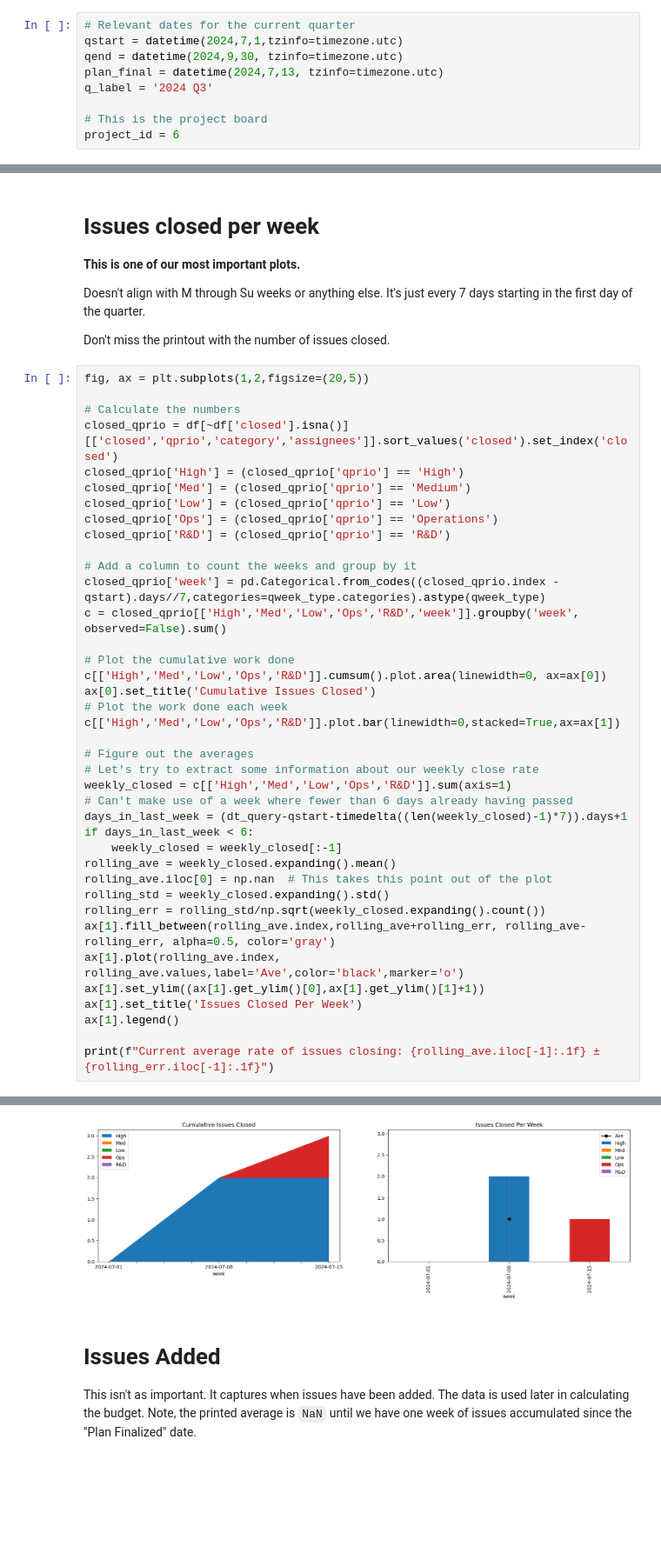
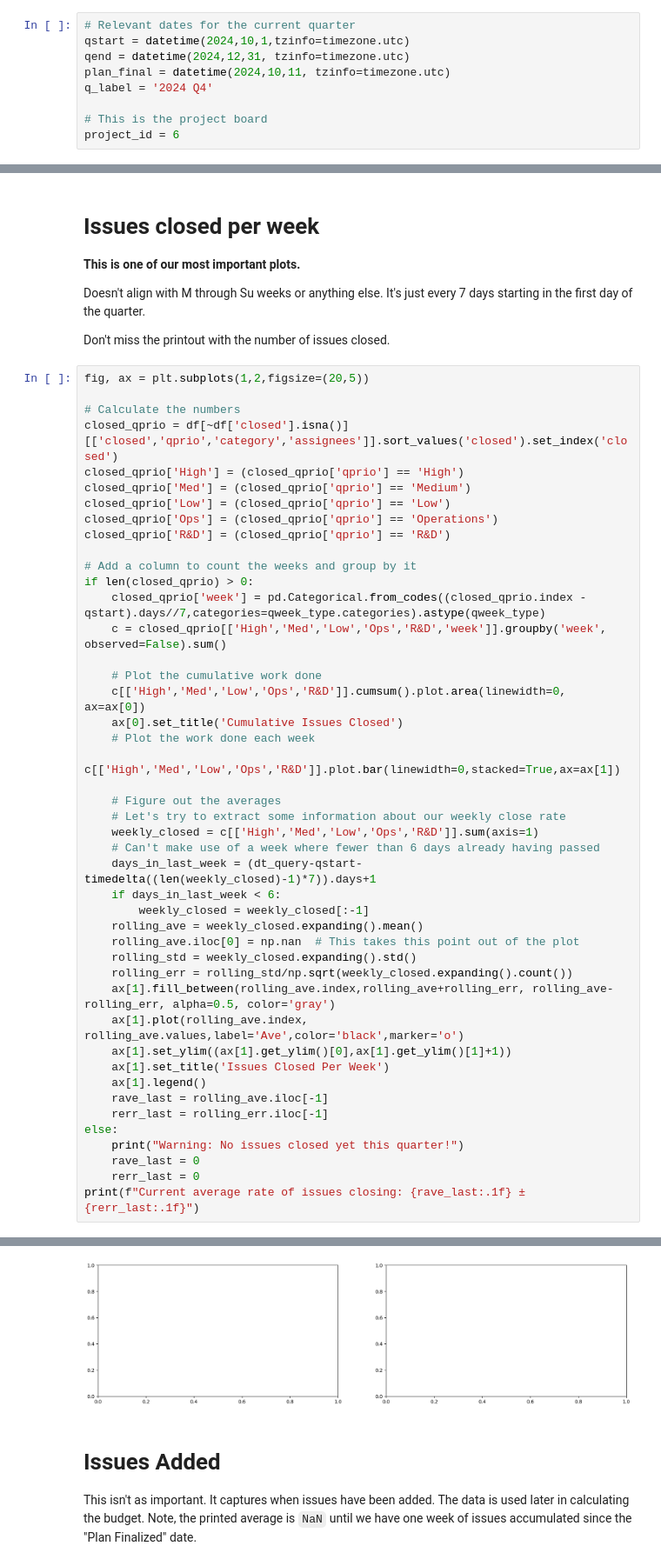
Before and after one commit to klannon/DMWM_Notebooks, a Jupyter notebook: WeeklySummaryGraphQL.ipynb, the cells around one changed output, grey strips where cells are left out. Shown at 87% size. Drawn from its saved outputs; the diff is of its cells as text; blank space fills up the shorter version.

Commit message:
Updated NB code to account for not having any issues completed when the notebook is run.

```diff
--- a/WeeklySummaryGraphQL.ipynb
+++ b/WeeklySummaryGraphQL.ipynb
@@ -60,10 +60,10 @@ def format_name_list(val):
 Edit the start and end dates for the quarter.  The `plan_file` date is when we finally stopped adjusting the plan, so that we only pay attention to new issues added after that date.
 # %%
 # Relevant dates for the current quarter
-qstart = datetime(2024,7,1,tzinfo=timezone.utc)
-qend = datetime(2024,9,30, tzinfo=timezone.utc)
-plan_final = datetime(2024,7,13, tzinfo=timezone.utc)
-q_label = '2024 Q3'
+qstart = datetime(2024,10,1,tzinfo=timezone.utc)
+qend = datetime(2024,12,31, tzinfo=timezone.utc)
+plan_final = datetime(2024,10,11, tzinfo=timezone.utc)
+q_label = '2024 Q4'
 
 # This is the project board
 project_id = 6
@@ -519,31 +516,37 @@ closed_qprio['Ops'] = (closed_qprio['qprio'] == 'Operations')
 closed_qprio['R&D'] = (closed_qprio['qprio'] == 'R&D')
 
 # Add a column to count the weeks and group by it
-closed_qprio['week'] = pd.Categorical.from_codes((closed_qprio.index - qstart).days//7,categories=qweek_type.categories).astype(qweek_type)
-c = closed_qprio[['High','Med','Low','Ops','R&D','week']].groupby('week', observed=False).sum()
+if len(closed_qprio) > 0:
+    closed_qprio['week'] = pd.Categorical.from_codes((closed_qprio.index - qstart).days//7,categories=qweek_type.categories).astype(qweek_type)
+    c = closed_qprio[['High','Med','Low','Ops','R&D','week']].groupby('week', observed=False).sum()
 
-# Plot the cumulative work done
-c[['High','Med','Low','Ops','R&D']].cumsum().plot.area(linewidth=0, ax=ax[0])
-ax[0].set_title('Cumulative Issues Closed')
-# Plot the work done each week
-c[['High','Med','Low','Ops','R&D']].plot.bar(linewidth=0,stacked=True,ax=ax[1])
+    # Plot the cumulative work done
+    c[['High','Med','Low','Ops','R&D']].cumsum().plot.area(linewidth=0, ax=ax[0])
+    ax[0].set_title('Cumulative Issues Closed')
+    # Plot the work done each week
+    c[['High','Med','Low','Ops','R&D']].plot.bar(linewidth=0,stacked=True,ax=ax[1])
 
-# Figure out the averages
-# Let's try to extract some information about our weekly close rate
-weekly_closed = c[['High','Med','Low','Ops','R&D']].sum(axis=1)
-# Can't make use of a week where fewer than 6 days already having passed
-days_in_last_week = (dt_query-qstart-timedelta((len(weekly_closed)-1)*7)).days+1
-if days_in_last_week < 6:
-    weekly_closed = weekly_closed[:-1]
-rolling_ave = weekly_closed.expanding().mean()
-rolling_ave.iloc[0] = np.nan  # This takes this point out of the plot
-rolling_std = weekly_closed.expanding().std()
-rolling_err = rolling_std/np.sqrt(weekly_closed.expanding().count())
-ax[1].fill_between(rolling_ave.index,rolling_ave+rolling_err, rolling_ave-rolling_err, alpha=0.5, color='gray')
-ax[1].plot(rolling_ave.index, rolling_ave.values,label='Ave',color='black',marker='o')
-ax[1].set_ylim((ax[1].get_ylim()[0],ax[1].get_ylim()[1]+1))
-ax[1].set_title('Issues Closed Per Week')
-ax[1].legend()
-
-print(f"Current average rate of issues closing: {rolling_ave.iloc[-1]:.1f} ± {rolling_err.iloc[-1]:.1f}")
+    # Figure out the averages
+    # Let's try to extract some information about our weekly close rate
+    weekly_closed = c[['High','Med','Low','Ops','R&D']].sum(axis=1)
+    # Can't make use of a week where fewer than 6 days already having passed
+    days_in_last_week = (dt_query-qstart-timedelta((len(weekly_closed)-1)*7)).days+1
+    if days_in_last_week < 6:
+        weekly_closed = weekly_closed[:-1]
+    rolling_ave = weekly_closed.expanding().mean()
+    rolling_ave.iloc[0] = np.nan  # This takes this point out of the plot
+    rolling_std = weekly_closed.expanding().std()
+    rolling_err = rolling_std/np.sqrt(weekly_closed.expanding().count())
+    ax[1].fill_between(rolling_ave.index,rolling_ave+rolling_err, rolling_ave-rolling_err, alpha=0.5, color='gray')
+    ax[1].plot(rolling_ave.index, rolling_ave.values,label='Ave',color='black',marker='o')
+    ax[1].set_ylim((ax[1].get_ylim()[0],ax[1].get_ylim()[1]+1))
+    ax[1].set_title('Issues Closed Per Week')
+    ax[1].legend()
+    rave_last = rolling_ave.iloc[-1]
+    rerr_last = rolling_err.iloc[-1]
+else:
+    print("Warning: No issues closed yet this quarter!")
+    rave_last = 0
+    rerr_last = 0
+print(f"Current average rate of issues closing: {rave_last:.1f} ± {rerr_last:.1f}")
 # %% [output]
@@ -551,4 +555,4 @@ Current average rate of issues closing: 1.0 ± 1.0
-[figure, old version]
+[figure, new version]
 # %% [markdown]
 # Issues Added
 
```
Also changed, not shown: parts of 16 cells of this notebook, 1 other file.
